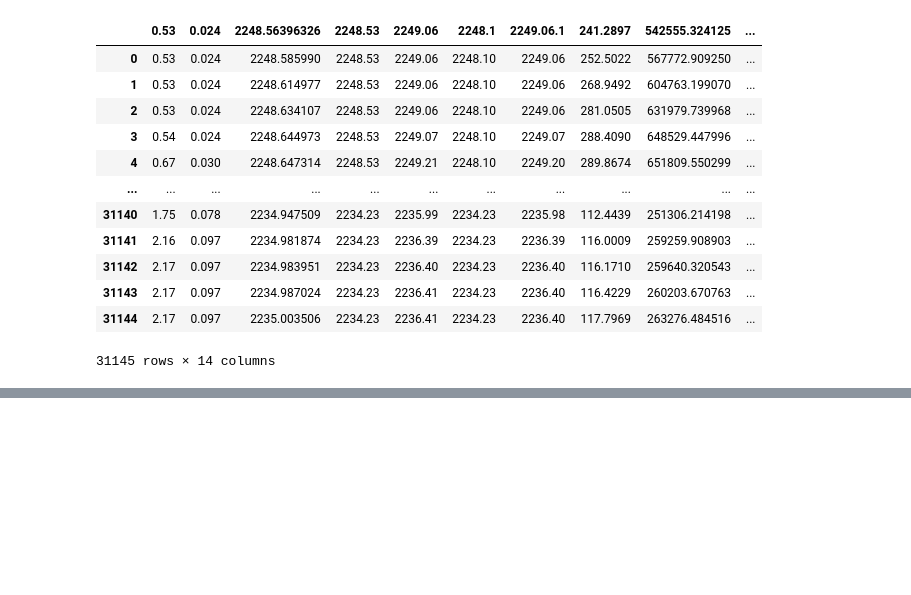
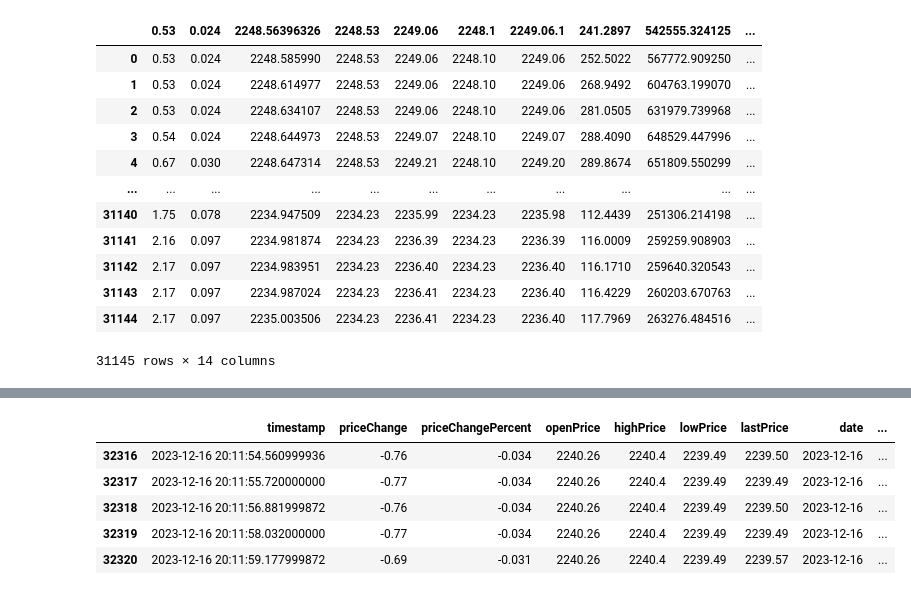
Before and after one commit to kimteespk/realtime-ml-crypto-with-offline-pred-as-attr, a Jupyter notebook: explore_data/check_data.ipynb, the cells around one changed output, grey strips where cells are left out. Drawn from its saved outputs; the diff is of its cells as text; code cells hidden in the pictures; blank space fills up the shorter version.

```diff
--- a/explore_data/check_data.ipynb
+++ b/explore_data/check_data.ipynb
@@ -603,0 +589,14 @@ lst
+# %%
+df = df.loc[
+    (df['hour'] == 20) & (df['min'] == 11) & (df['date'] == target_date)
+     ]
+
+df_rt = df.copy()
+df_rt.tail()
+# %% [output]
+|  | timestamp | priceChange | priceChangePercent | openPrice | highPrice | lowPrice | lastPrice | date | ... |
+| 32316 | 2023-12-16 20:11:54.560999936 | -0.76 | -0.034 | 2240.26 | 2240.4 | 2239.49 | 2239.50 | 2023-12-16 | ... |
+| 32317 | 2023-12-16 20:11:55.720000000 | -0.77 | -0.034 | 2240.26 | 2240.4 | 2239.49 | 2239.49 | 2023-12-16 | ... |
+| 32318 | 2023-12-16 20:11:56.881999872 | -0.76 | -0.034 | 2240.26 | 2240.4 | 2239.49 | 2239.50 | 2023-12-16 | ... |
+| 32319 | 2023-12-16 20:11:58.032000000 | -0.77 | -0.034 | 2240.26 | 2240.4 | 2239.49 | 2239.49 | 2023-12-16 | ... |
+| 32320 | 2023-12-16 20:11:59.177999872 | -0.69 | -0.031 | 2240.26 | 2240.4 | 2239.49 | 2239.57 | 2023-12-16 | ... |
```
Also changed, not shown: parts of 12 cells of this notebook, 9 other files.
